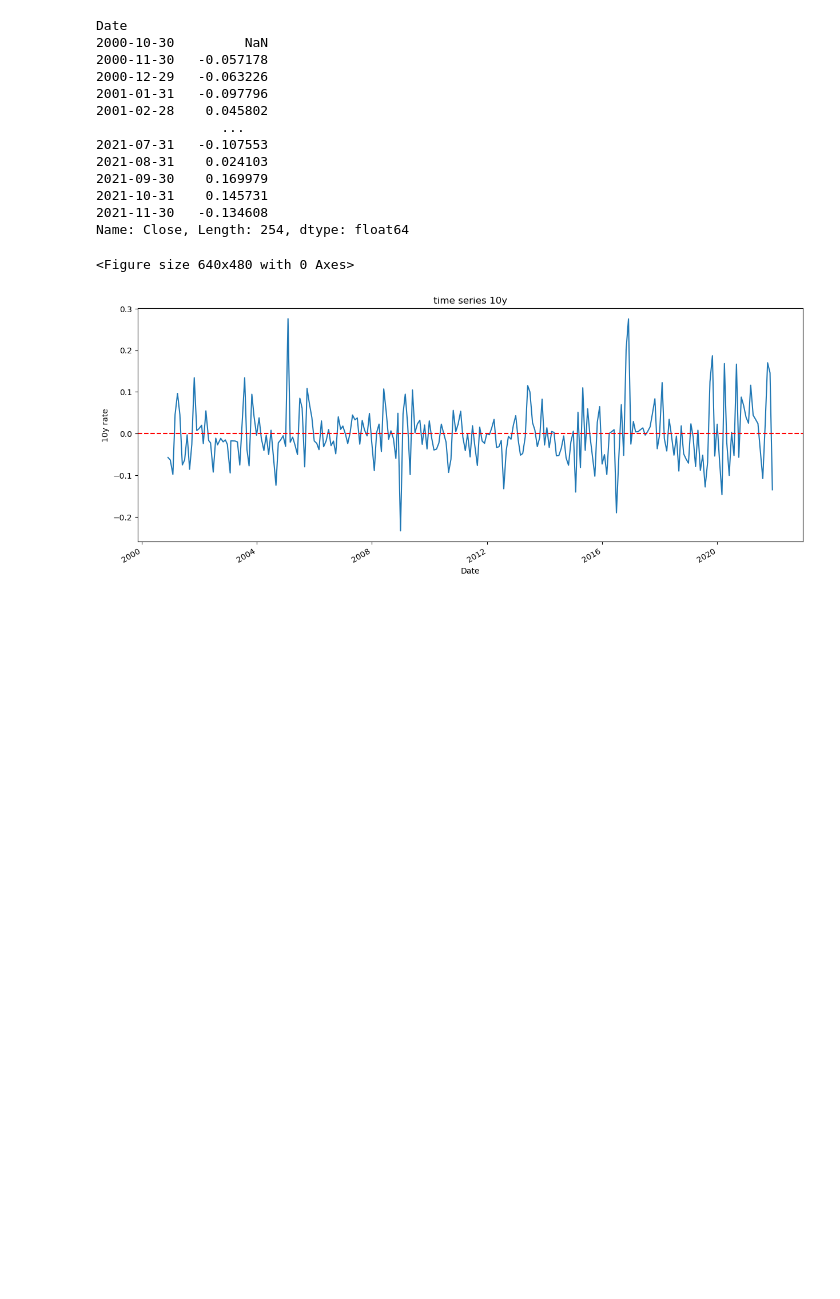
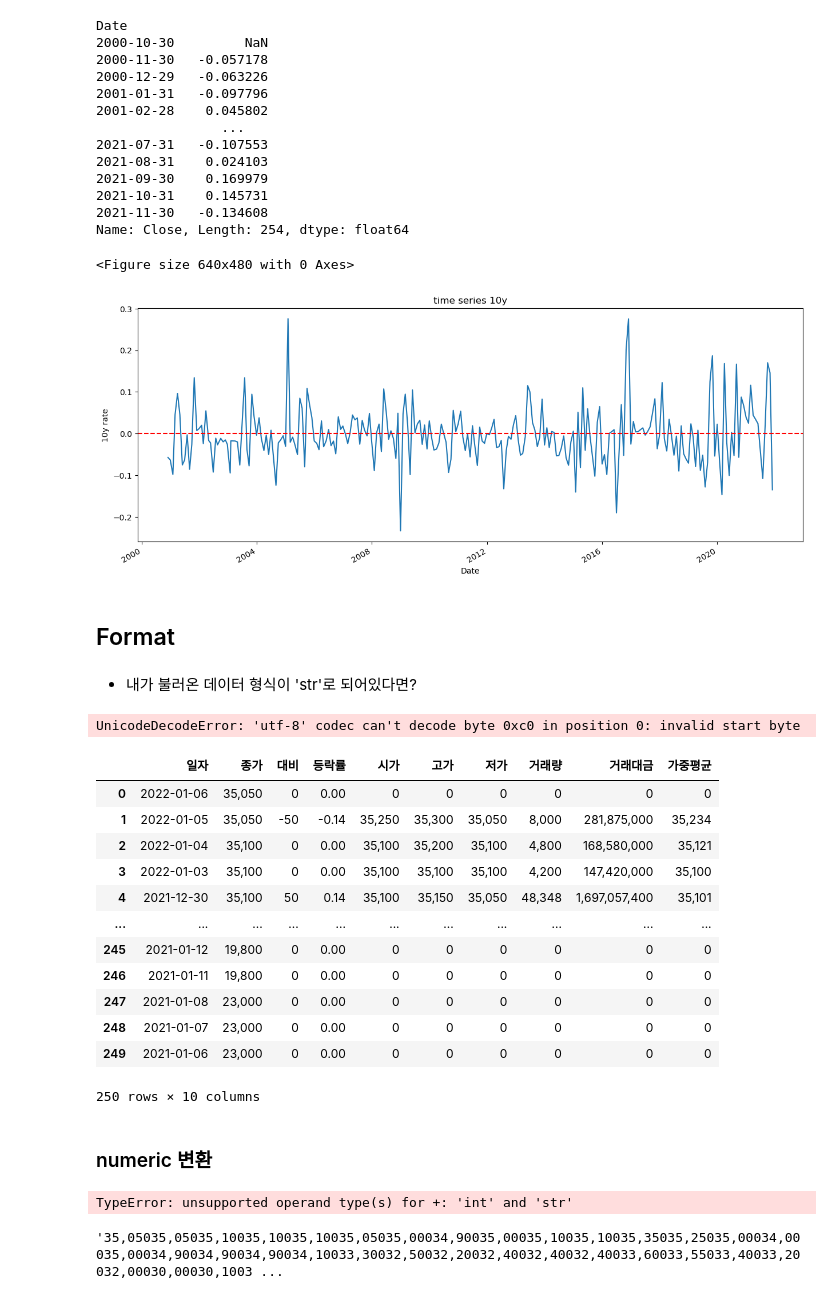
Before and after one commit to DavidEugen/study.python.start, a Jupyter notebook: pandas/05_기타.ipynb, the cells around one changed output. Saved outputs shown, nothing was run; the diff lists cells and outputs as text; code cells hidden in the pictures; blank space fills up the shorter version.

Commit message:
Doc: format

```diff
--- a/pandas/05_기타.ipynb
+++ b/pandas/05_기타.ipynb
@@ -196,3 +196,38 @@ plt.show()
 # %% [output]
 <Figure size 640x480 with 0 Axes>
 [figure]
+# %% [markdown]
+## Format
+# %% [markdown]
+* 내가 불러온 데이터 형식이 'str'로 되어있다면?
+# %%
+df = pd.read_csv("data.csv")
+# %% [output]
+UnicodeDecodeError: 'utf-8' codec can't decode byte 0xc0 in position 0: invalid start byte
+# %%
+df = pd.read_csv("data.csv", encoding = 'cp949')
+df
+# %% [output]
+|  | 일자 | 종가 | 대비 | 등락률 | 시가 | 고가 | 저가 | 거래량 | 거래대금 | 가중평균 |
+| 0 | 2022-01-06 | 35,050 | 0 | 0.00 | 0 | 0 | 0 | 0 | 0 | 0 |
+| 1 | 2022-01-05 | 35,050 | -50 | -0.14 | 35,250 | 35,300 | 35,050 | 8,000 | 281,875,000 | 35,234 |
+| 2 | 2022-01-04 | 35,100 | 0 | 0.00 | 35,100 | 35,200 | 35,100 | 4,800 | 168,580,000 | 35,121 |
+| 3 | 2022-01-03 | 35,100 | 0 | 0.00 | 35,100 | 35,100 | 35,100 | 4,200 | 147,420,000 | 35,100 |
+| 4 | 2021-12-30 | 35,100 | 50 | 0.14 | 35,100 | 35,150 | 35,050 | 48,348 | 1,697,057,400 | 35,101 |
+| ... | ... | ... | ... | ... | ... | ... | ... | ... | ... | ... |
+| 245 | 2021-01-12 | 19,800 | 0 | 0.00 | 0 | 0 | 0 | 0 | 0 | 0 |
+| 246 | 2021-01-11 | 19,800 | 0 | 0.00 | 0 | 0 | 0 | 0 | 0 | 0 |
+| 247 | 2021-01-08 | 23,000 | 0 | 0.00 | 0 | 0 | 0 | 0 | 0 | 0 |
+| 248 | 2021-01-07 | 23,000 | 0 | 0.00 | 0 | 0 | 0 | 0 | 0 | 0 |
+| 249 | 2021-01-06 | 23,000 | 0 | 0.00 | 0 | 0 | 0 | 0 | 0 | 0 |
+250 rows × 10 columns
+# %% [markdown]
+### numeric 변환
+# %%
+sum(df['종가']) # 잘못
+# %% [output]
+TypeError: unsupported operand type(s) for +: 'int' and 'str'
+# %%
+df['종가'].sum() # String concat이 수행됨
+# %% [output]
+'35,05035,05035,10035,10035,10035,05035,00034,90035,00035,10035,10035,35035,25035,00034,00035,00034,90034,90034,90034,10033,30032,50032,20032,40032,40032,40033,60033,55033,40033,20032,00030,00030,1003 ...
```
Also changed, not shown: parts of 9 cells of this notebook, 1 other file.
